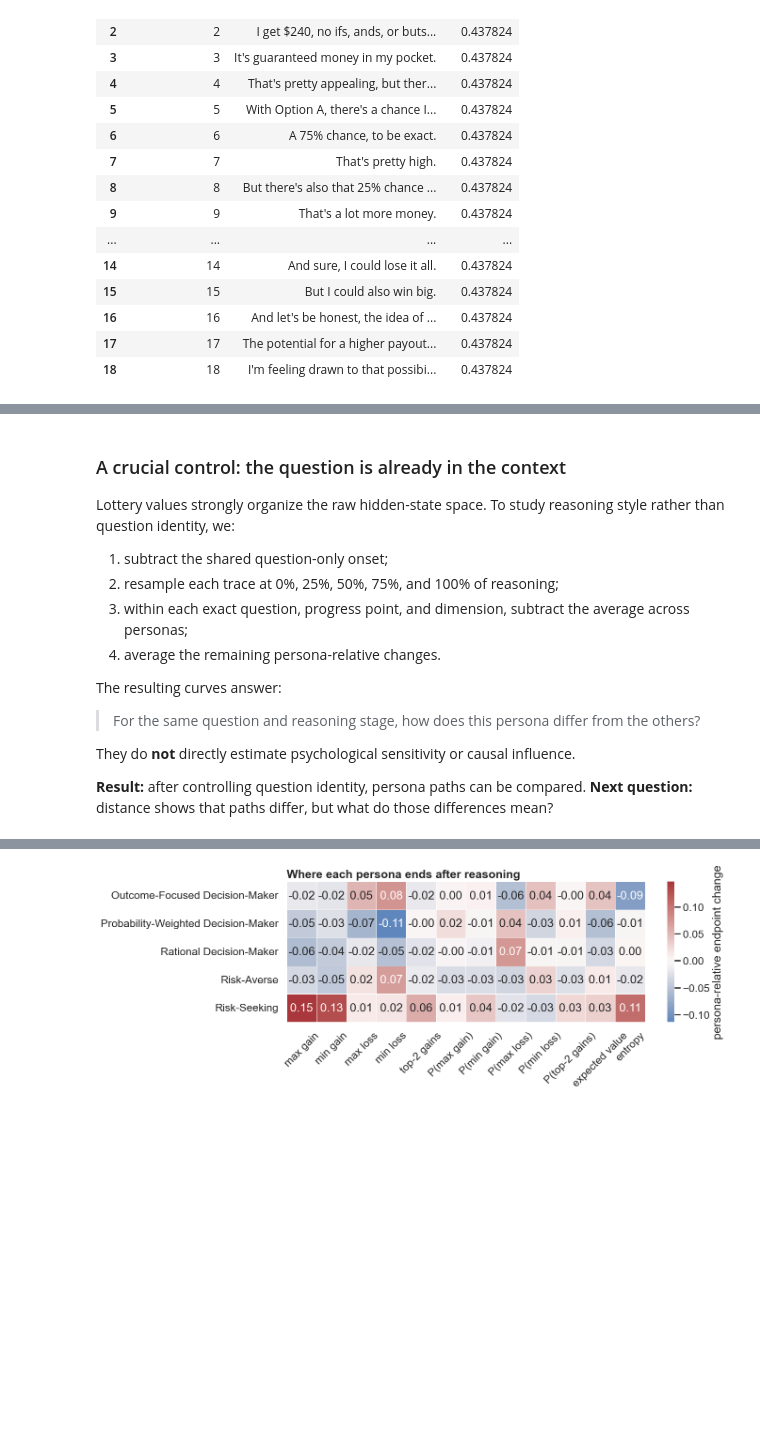
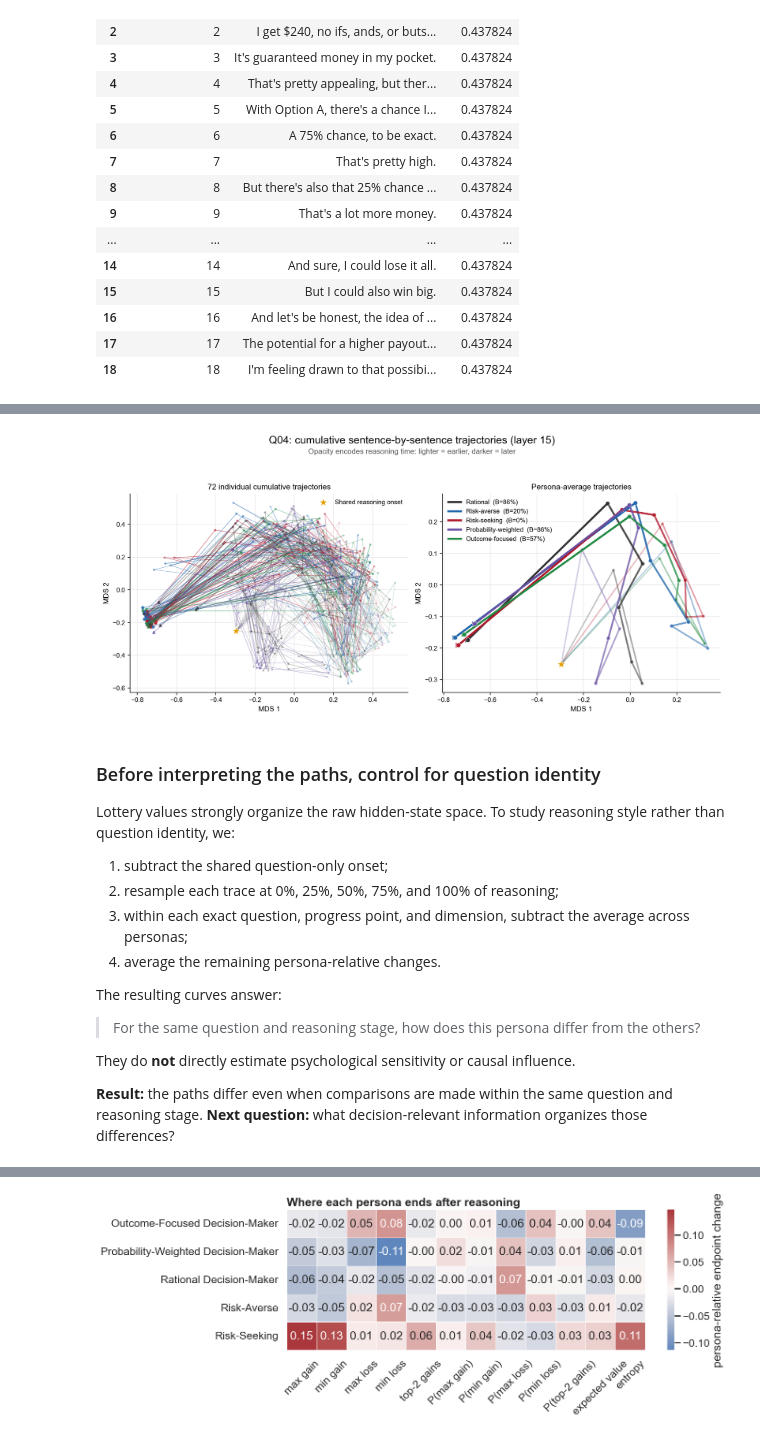
Before and after one commit to xhb120633/LLM_human_decisions, a Jupyter notebook: notebooks/02_representation_from_hidden_states_to_reasoning_trajectories.ipynb, the cells around one changed output, grey strips where cells are left out. Drawn from its saved outputs; the diff is of its cells as text; code cells hidden in the pictures; blank space fills up the shorter version.

Commit message:
Restore reasoning trajectory visualization

```diff
--- a/notebooks/02_representation_from_hidden_states_to_reasoning_trajectories.ipynb
+++ b/notebooks/02_representation_from_hidden_states_to_reasoning_trajectories.ipynb
@@ -183,5 +194,15 @@ Question: Q01
+# %%
+from IPython.display import Image as NotebookImage
+
+trajectory_plot = (
+    ROOT / 'notebooks' / 'results' / 'representation'
+    / 'sentence_trajectories_q04' / 'Q04_sentence_trajectories.png'
+)
+display(NotebookImage(filename=str(trajectory_plot), width=1200))
+# %% [output]
+[figure, added]
 # %% [markdown]
-### A crucial control: the question is already in the context
+### Before interpreting the paths, control for question identity
 
 Lottery values strongly organize the raw hidden-state space. To study reasoning
 style rather than question identity, we:
@@ -198,5 +219,5 @@ The resulting curves answer:
 
 They do **not** directly estimate psychological sensitivity or causal influence.
 
-**Result:** after controlling question identity, persona paths can be compared. **Next question:** distance shows that paths differ, but what do those differences mean?
+**Result:** the paths differ even when comparisons are made within the same question and reasoning stage. **Next question:** what decision-relevant information organizes those differences?
 # %% [markdown]
```
Also changed, not shown: parts of 6 cells of this notebook.
